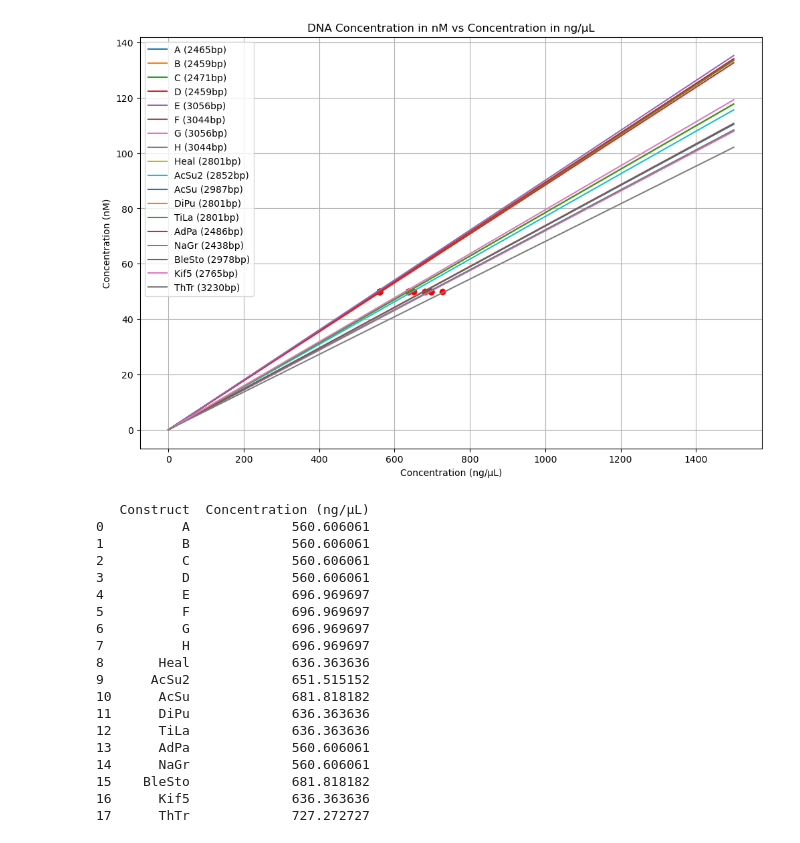
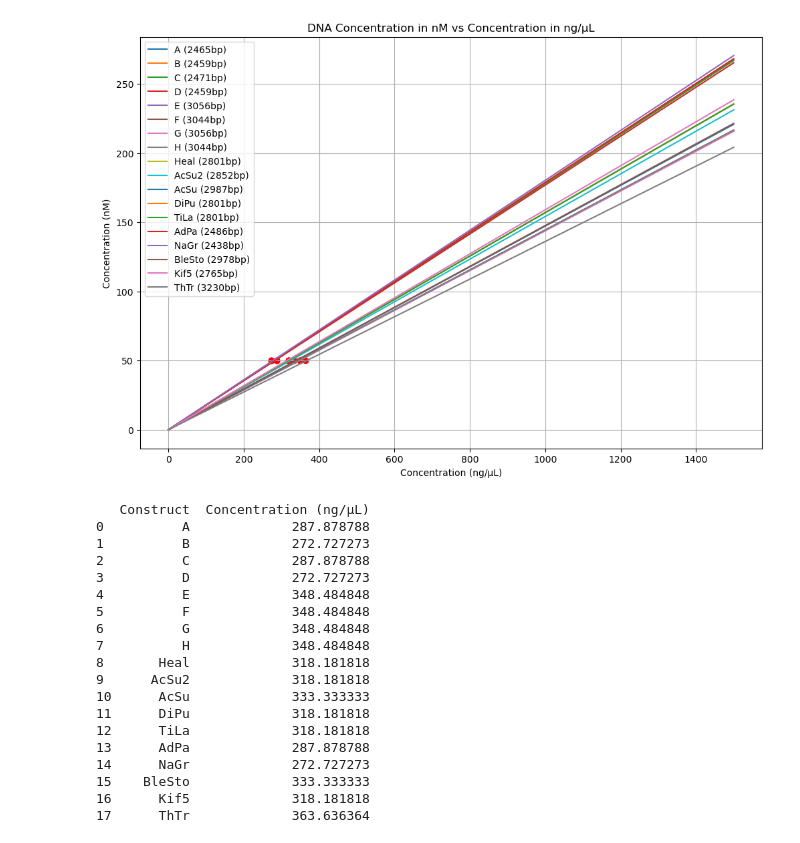
Before and after one commit to dalarios/Jazzer_surf, a Jupyter notebook: dna_concentration.ipynb, the cells around one changed output. Saved outputs shown, nothing was run; the diff lists cells and outputs as text; code cells hidden in the pictures.

```diff
--- a/dna_concentration.ipynb
+++ b/dna_concentration.ipynb
@@ -6,7 +6,7 @@ import matplotlib.pyplot as plt
 def plot_dna_concentration_with_50nM_marker(constructs, drop_volume=7):
     # Define constants
     average_mw_per_bp = 650
-    volume_ul = 1e6  # Volume of 1 liter in microliters
+    volume_ul = 2e6  # Volume of 1 liter in microliters
 
     # Generate concentration range
     concentration_range_ng_per_ul = np.linspace(0, 1500, 100)  # ng/µL range
@@ -24,7 +24,7 @@ def plot_dna_concentration_with_50nM_marker(constructs, drop_volume=7):
             concentration_g_per_l = conc_ng_per_ul * 1e-6  # Convert ng/µL to g/L
             molecular_weight = size_bp * average_mw_per_bp  # Molecular weight of the DNA (g/mol)
             concentration_m = concentration_g_per_l / molecular_weight  # Concentration in moles per liter (M)
-            concentration_nM = (concentration_m * 1e12) / drop_volume  # Convert to nM and adjust by drop volume
+            concentration_nM = (concentration_m * volume_ul * 1e6) / drop_volume  # Convert to nM and adjust by drop volume
             concentration_nM_values.append(concentration_nM)
 
         # Plot the result for this construct
@@ -47,50 +47,50 @@ def plot_dna_concentration_with_50nM_marker(constructs, drop_volume=7):
     plt.grid(True)
     plt.show()
 
     # Create and display the table
     df = pd.DataFrame(table_data, columns=["Construct", "Concentration (ng/µL)"])
     print(df)
 
 # Example usage
 constructs = {
     'A': 2465,
     'B': 2459,
     'C': 2471,
     'D': 2459,
     'E': 3056,
     'F': 3044,
     'G': 3056,
     'H': 3044,
     'Heal': 2801,
     'AcSu2': 2852,
     'AcSu': 2987,
     'DiPu': 2801,
     'TiLa': 2801,
     'AdPa': 2486,
     'NaGr': 2438,
     'BleSto': 2978,
     'Kif5': 2765,
     'ThTr': 3230,
 }
 plot_dna_concentration_with_50nM_marker(constructs)
 # %% [output]
-[figure, old version]
+[figure, new version]
    Construct  Concentration (ng/µL)
-0          A             560.606061
-1          B             560.606061
-2          C             560.606061
-3          D             560.606061
-4          E             696.969697
-5          F             696.969697
-6          G             696.969697
-7          H             696.969697
-8       Heal             636.363636
-9      AcSu2             651.515152
-10      AcSu             681.818182
-11      DiPu             636.363636
-12      TiLa             636.363636
-13      AdPa             560.606061
-14      NaGr             560.606061
-15    BleSto             681.818182
-16      Kif5             636.363636
-17      ThTr             727.272727
+0          A             287.878788
+1          B             272.727273
+2          C             287.878788
+3          D             272.727273
+4          E             348.484848
+5          F             348.484848
+6          G             348.484848
+7          H             348.484848
+8       Heal             318.181818
+9      AcSu2             318.181818
+10      AcSu             333.333333
+11      DiPu             318.181818
+12      TiLa             318.181818
+13      AdPa             287.878788
+14      NaGr             272.727273
+15    BleSto             333.333333
+16      Kif5             318.181818
+17      ThTr             363.636364
```
Also changed, not shown: 12 other files.
